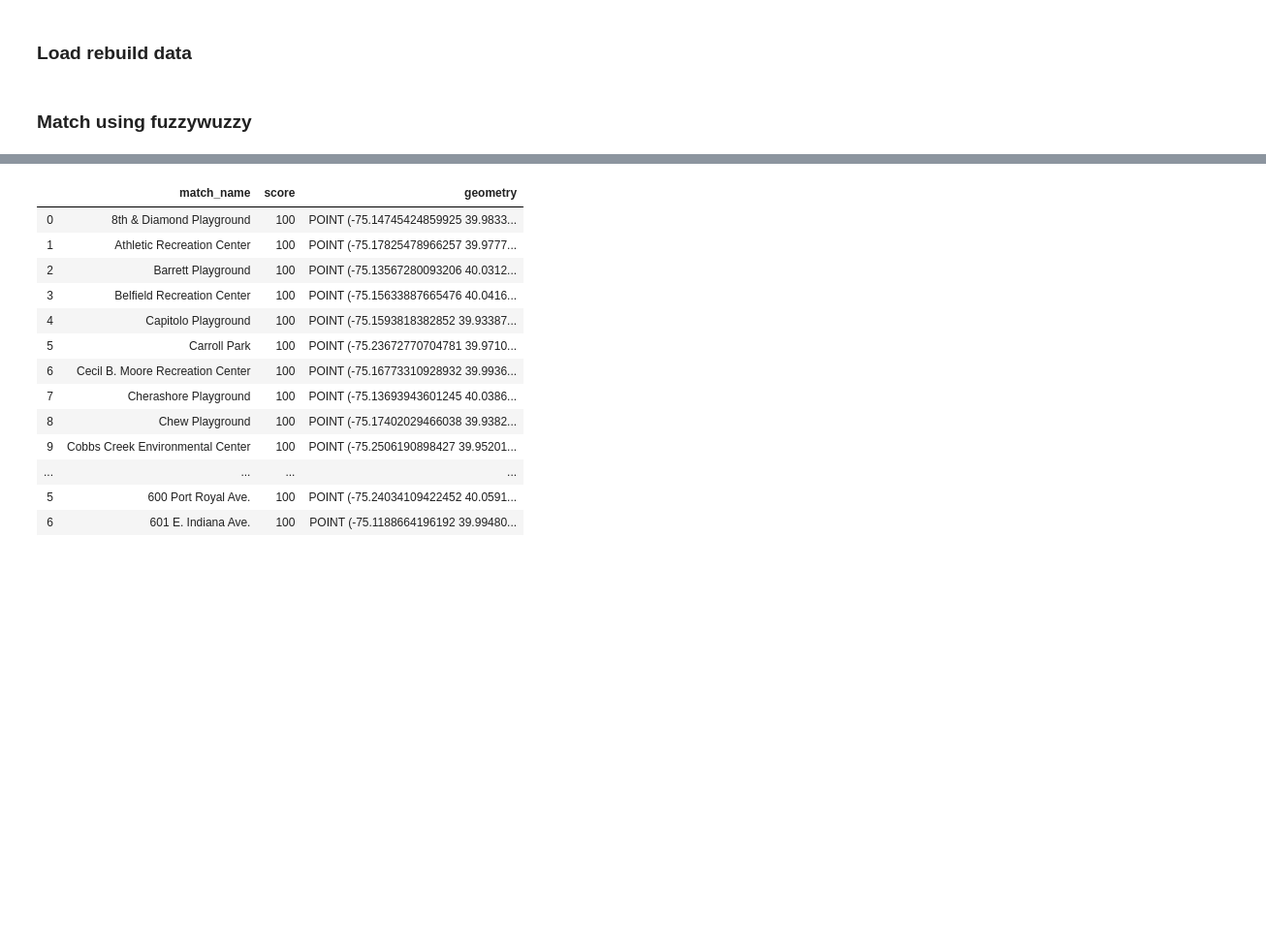
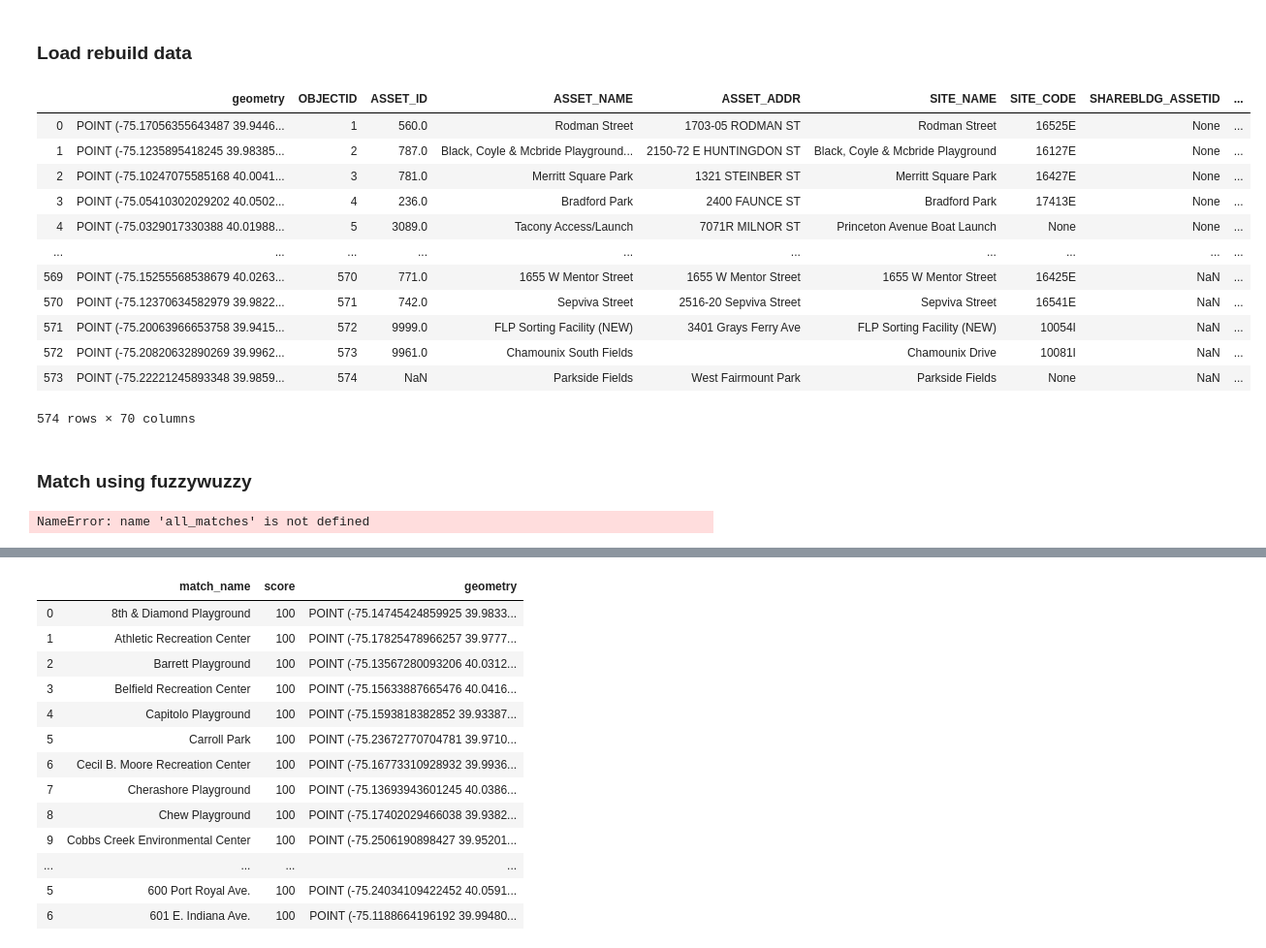
Before and after one commit to PhilaController/community-profiles, a Jupyter notebook: scrape.ipynb, the cells around one changed output, grey strips where cells are left out. Shown at 97% size. Cells and saved outputs as stored; diff of their text form; code cells hidden in the pictures; blank space fills up the shorter version.

```diff
--- a/scrape.ipynb
+++ b/scrape.ipynb
@@ -56,3 +59,21 @@ rebuild = rebuild.rename(columns = {'Copy_of__7' : 'status'})
+# %%
+rebuild = esri2gpd.get("https://services.arcgis.com/fLeGjb7u4uXqeF9q/arcgis/rest/services/Rebuild_Sites/FeatureServer/0")
+# %%
+rebuild
+# %% [output]
+|  | geometry | OBJECTID | ASSET_ID | ASSET_NAME | ASSET_ADDR | SITE_NAME | SITE_CODE | SHAREBLDG_ASSETID | ... |
+| 0 | POINT (-75.17056355643487 39.9446... | 1 | 560.0 | Rodman Street | 1703-05 RODMAN ST | Rodman Street | 16525E | None | ... |
+| 1 | POINT (-75.1235895418245 39.98385... | 2 | 787.0 | Black, Coyle & Mcbride Playground... | 2150-72 E HUNTINGDON ST | Black, Coyle & Mcbride Playground | 16127E | None | ... |
+| 2 | POINT (-75.10247075585168 40.0041... | 3 | 781.0 | Merritt Square Park | 1321 STEINBER ST | Merritt Square Park | 16427E | None | ... |
+| 3 | POINT (-75.05410302029202 40.0502... | 4 | 236.0 | Bradford Park | 2400 FAUNCE ST | Bradford Park | 17413E | None | ... |
+| 4 | POINT (-75.0329017330388 40.01988... | 5 | 3089.0 | Tacony Access/Launch | 7071R MILNOR ST | Princeton Avenue Boat Launch | None | None | ... |
+| ... | ... | ... | ... | ... | ... | ... | ... | ... | ... |
+| 569 | POINT (-75.15255568538679 40.0263... | 570 | 771.0 | 1655 W Mentor Street | 1655 W Mentor Street | 1655 W Mentor Street | 16425E | NaN | ... |
+| 570 | POINT (-75.12370634582979 39.9822... | 571 | 742.0 | Sepviva Street | 2516-20 Sepviva Street | Sepviva Street | 16541E | NaN | ... |
+| 571 | POINT (-75.20063966653758 39.9415... | 572 | 9999.0 | FLP Sorting Facility (NEW) | 3401 Grays Ferry Ave | FLP Sorting Facility (NEW) | 10054I | NaN | ... |
+| 572 | POINT (-75.20820632890269 39.9962... | 573 | 9961.0 | Chamounix South Fields |  | Chamounix Drive | 10081I | NaN | ... |
+| 573 | POINT (-75.22221245893348 39.9859... | 574 | NaN | Parkside Fields | West Fairmount Park | Parkside Fields | None | NaN | ... |
+574 rows × 70 columns
 # %% [markdown]
 ### Match using fuzzywuzzy
 # %%
@@ -75,0 +104,25 @@ def match_name(name, list_names, min_score=0):
+# %%
+all_fuzzy_matches = []
+cols = ["ASSET_NAME", "SITE_NAME", "ASSET_ADDR"]
+registry = df.copy()
+registry = registry.loc[~registry.index.isin(all_matches.index)]
+
+for i, col in enumerate(cols):
+
+    if col != "ASSET_ADDR":
+        other_col = "Project site"
+    else:
+
+
+        other_col = "Address"
+
+    matches = (
+        registry[other_col]
+        .apply(lambda x: find_matches(x, rebuild[col].dropna().str.strip(), score_cutoff=100))
+        .dropna()
+    )
+    all_fuzzy_matches.append(matches)
+
+all_fuzzy_matches = pd.concat(all_fuzzy_matches)
+# %% [output]
+NameError: name 'all_matches' is not defined
```
Also changed, not shown: parts of 36 cells of this notebook, 12 other files.
